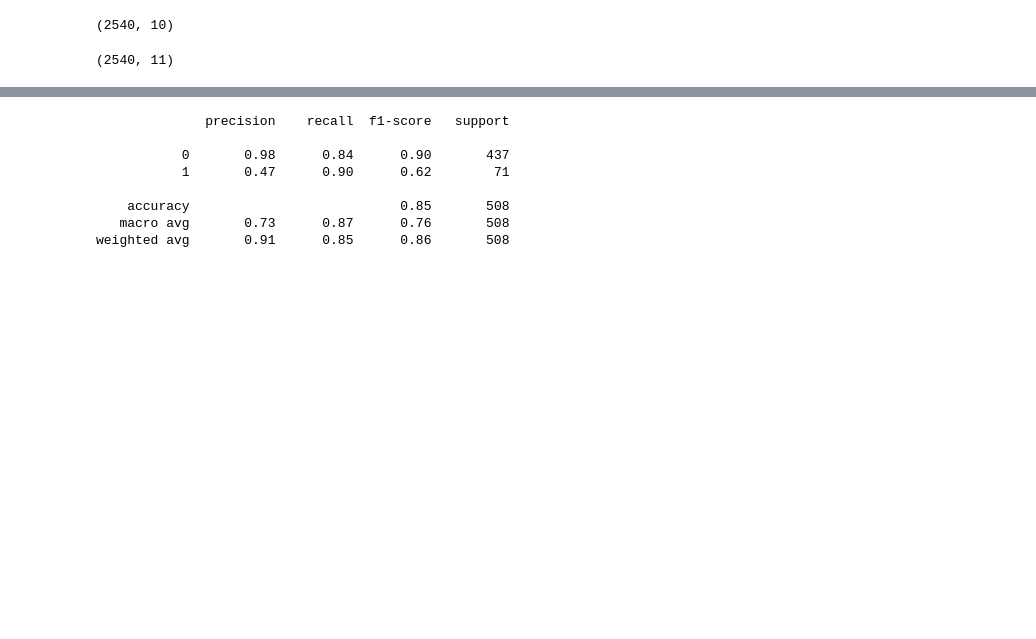
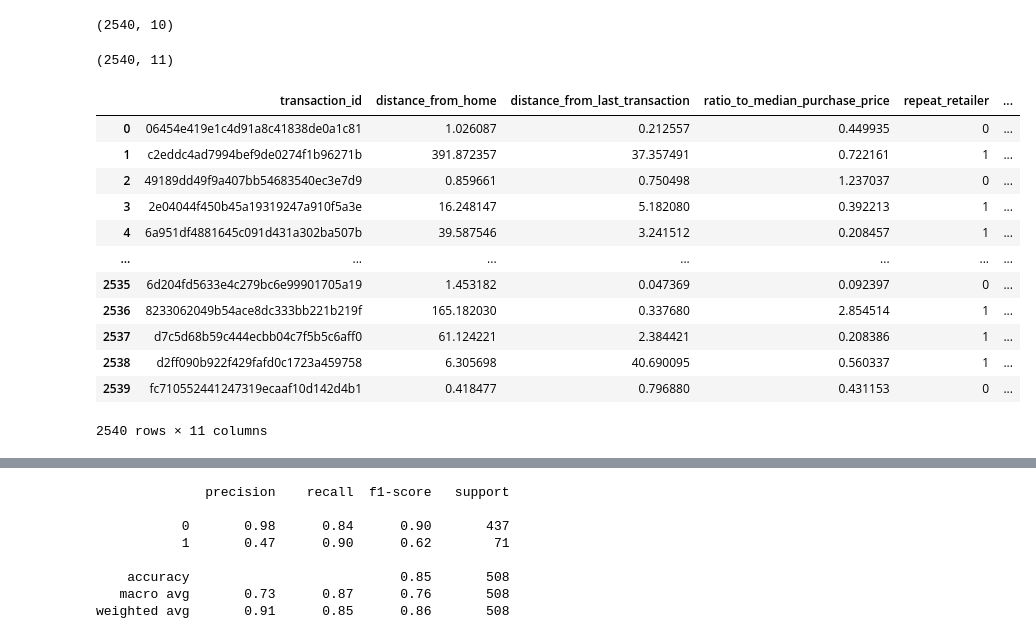
Before and after one commit to OviedoVR/ML_especializacao_2025, a Jupyter notebook: notebooks/sist_deteccao_fraudes.ipynb, the cells around one changed output, grey strips where cells are left out. Drawn from its saved outputs; the diff is of its cells as text; code cells hidden in the pictures; blank space fills up the shorter version.

```diff
--- a/notebooks/sist_deteccao_fraudes.ipynb
+++ b/notebooks/sist_deteccao_fraudes.ipynb
@@ -191,3 +220,19 @@ transacoes_modelagem = pd.merge(
 print(transacoes_modelagem.shape)
 # %% [output]
 (2540, 11)
+# %%
+transacoes_modelagem
+# %% [output]
+|  | transaction_id | distance_from_home | distance_from_last_transaction | ratio_to_median_purchase_price | repeat_retailer | ... |
+| 0 | 06454e419e1c4d91a8c41838de0a1c81 | 1.026087 | 0.212557 | 0.449935 | 0 | ... |
+| 1 | c2eddc4ad7994bef9de0274f1b96271b | 391.872357 | 37.357491 | 0.722161 | 1 | ... |
+| 2 | 49189dd49f9a407bb54683540ec3e7d9 | 0.859661 | 0.750498 | 1.237037 | 0 | ... |
+| 3 | 2e04044f450b45a19319247a910f5a3e | 16.248147 | 5.182080 | 0.392213 | 1 | ... |
+| 4 | 6a951df4881645c091d431a302ba507b | 39.587546 | 3.241512 | 0.208457 | 1 | ... |
+| ... | ... | ... | ... | ... | ... | ... |
+| 2535 | 6d204fd5633e4c279bc6e99901705a19 | 1.453182 | 0.047369 | 0.092397 | 0 | ... |
+| 2536 | 8233062049b54ace8dc333bb221b219f | 165.182030 | 0.337680 | 2.854514 | 1 | ... |
+| 2537 | d7c5d68b59c444ecbb04c7f5b5c6aff0 | 61.124221 | 2.384421 | 0.208386 | 1 | ... |
+| 2538 | d2ff090b922f429fafd0c1723a459758 | 6.305698 | 40.690095 | 0.560337 | 1 | ... |
+| 2539 | fc710552441247319ecaaf10d142d4b1 | 0.418477 | 0.796880 | 0.431153 | 0 | ... |
+2540 rows × 11 columns
```
Also changed, not shown: parts of 10 cells of this notebook.
